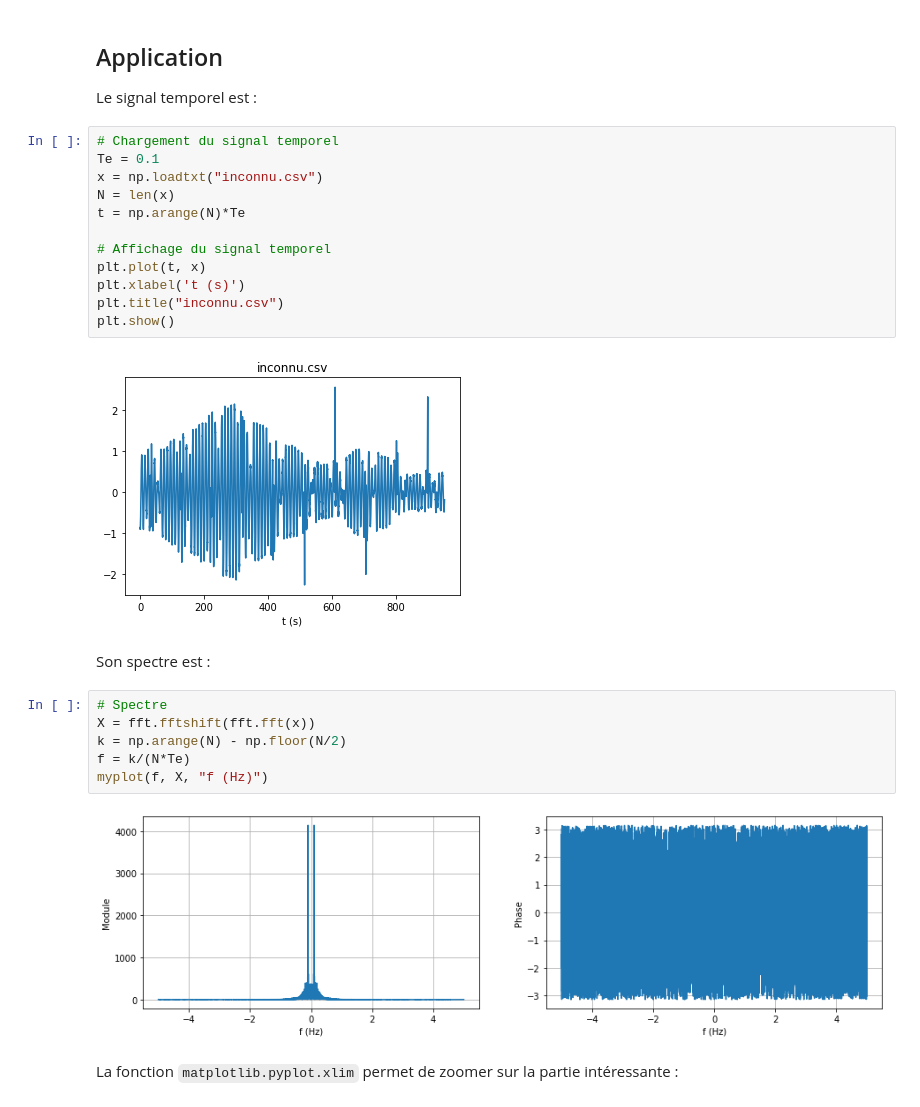
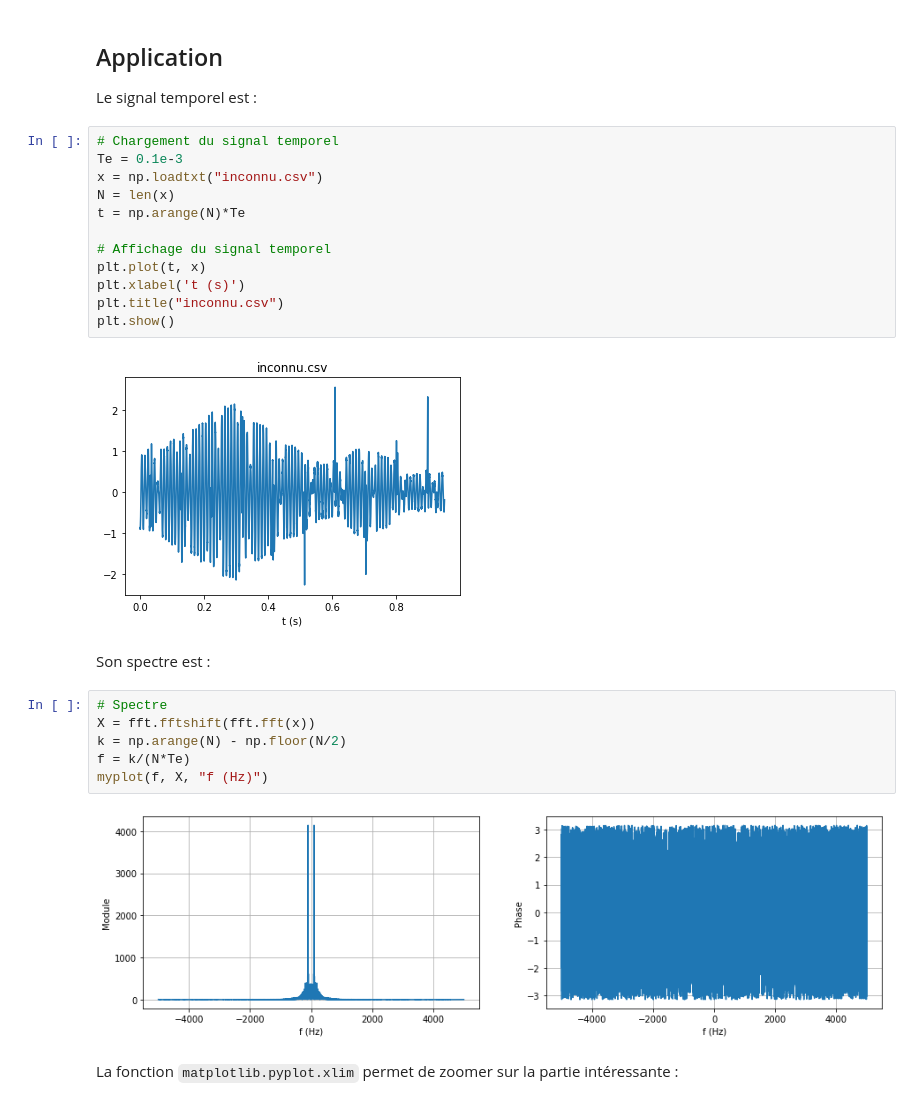
Before and after one commit to vincmazet/signal1, a Jupyter notebook: _sources/fourier/correc22.ipynb, the cells around one changed output. Cells and saved outputs as stored; diff of their text form.

```diff
--- a/_sources/fourier/correc22.ipynb
+++ b/_sources/fourier/correc22.ipynb
@@ -74,18 +77,18 @@ myplot(f, Z2, "f (Hz)")
 Le signal temporel est :
 # %%
 # Chargement du signal temporel
-Te = 0.1
+Te = 0.1e-3
 x = np.loadtxt("inconnu.csv")
 N = len(x)
 t = np.arange(N)*Te
 
 # Affichage du signal temporel
 plt.plot(t, x)
 plt.xlabel('t (s)')
 plt.title("inconnu.csv")
 plt.show()
 # %% [output]
-[figure, old version]
+[figure, new version]
 # %% [markdown]
 Son spectre est :
 # %%
@@ -95,7 +98,7 @@ k = np.arange(N) - np.floor(N/2)
 f = k/(N*Te)
 myplot(f, X, "f (Hz)")
 # %% [output]
-[figure, old version]
+[figure, new version]
 # %% [markdown]
 La fonction `matplotlib.pyplot.xlim` permet de zoomer sur la partie intéressante :
 # %%
```
Also changed, not shown: parts of 8 cells of this notebook, 49 other files.
